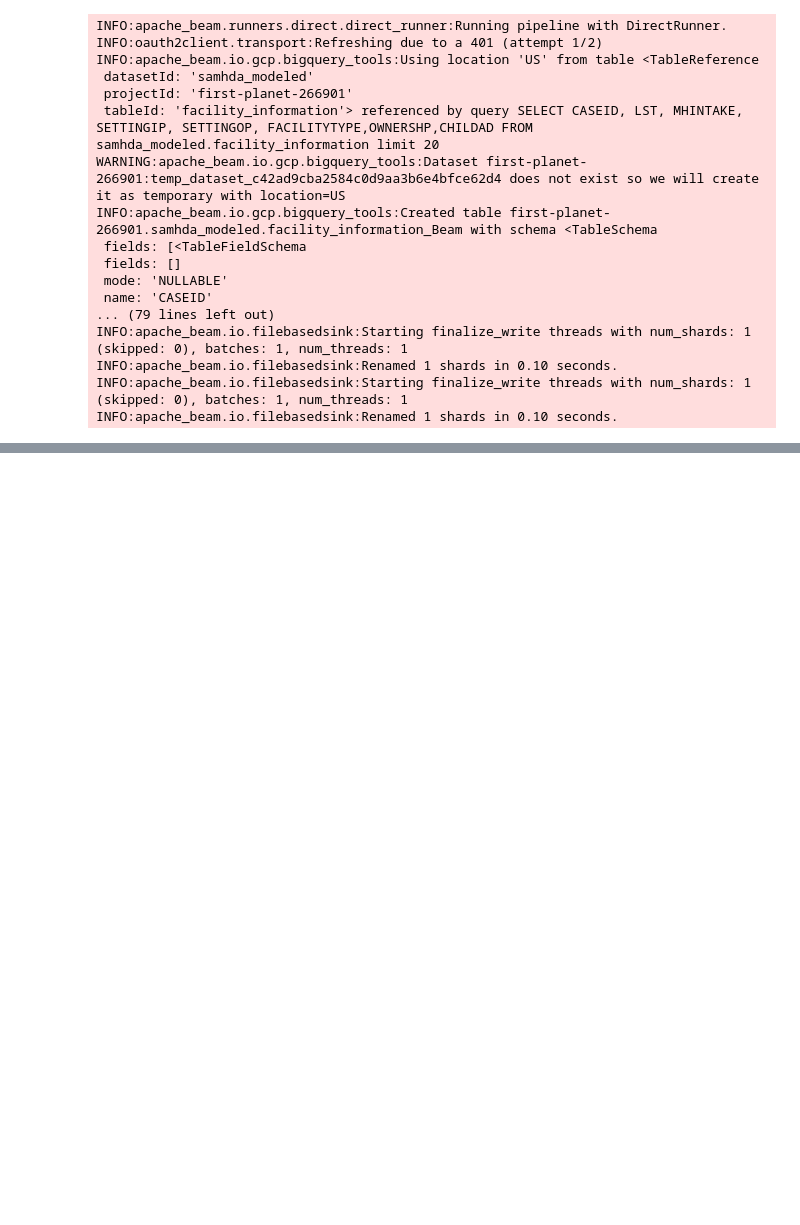
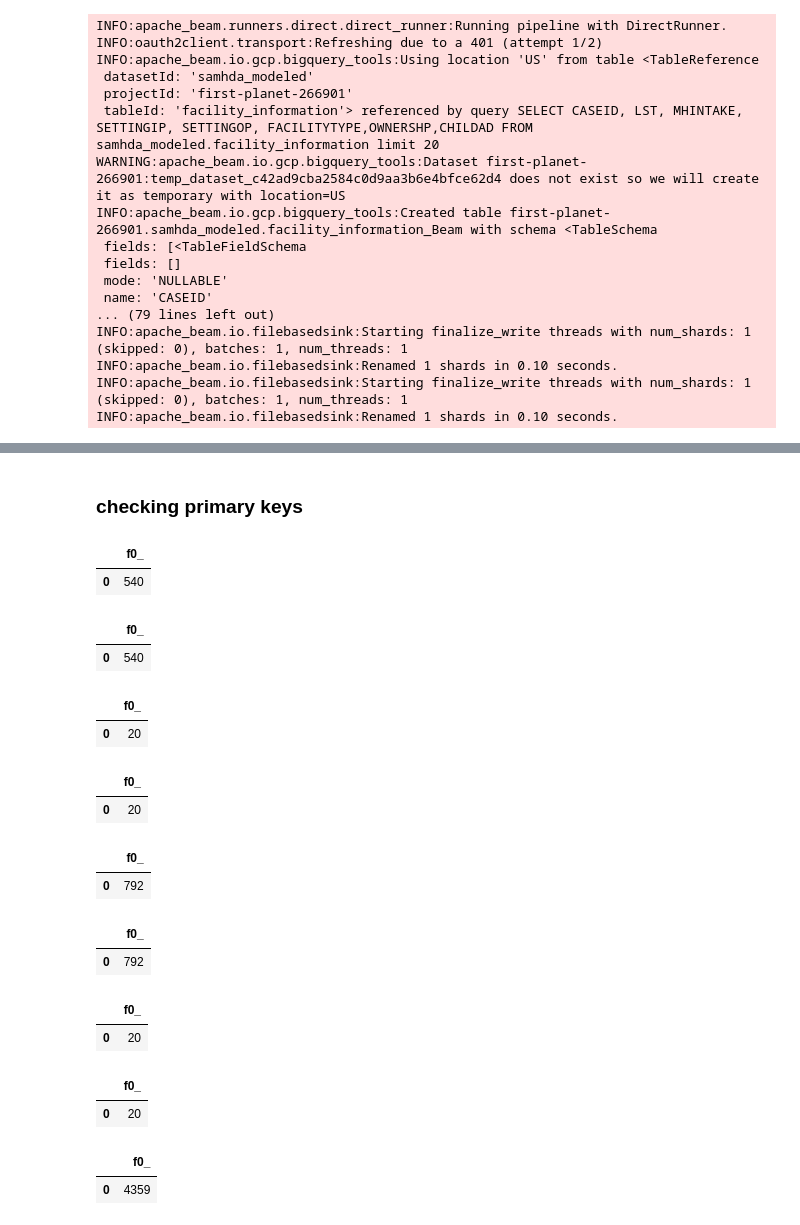
Before and after one commit to cs327e-spring2020/zeba_pathan, a Jupyter notebook: SAMHDA_modeled.ipynb, the cells around one changed output, grey strips where cells are left out. Saved outputs shown, nothing was run; the diff lists cells and outputs as text; code cells hidden in the pictures; blank space fills up the shorter version.

```diff
--- a/SAMHDA_modeled.ipynb
+++ b/SAMHDA_modeled.ipynb
@@ -173,0 +291,56 @@ INFO:apache_beam.io.filebasedsink:Renamed 1 shards in 0.10 seconds.
+# %% [markdown]
+### checking primary keys
+# %%
+%%bigquery
+select count(*) from samhda_modeled.facility_treatment_Beam_DF
+# %% [output]
+|  | f0_ |
+| 0 | 540 |
+# %%
+%%bigquery
+select count(distinct CASEID) from samhda_modeled.facility_treatment_Beam_DF
+# %% [output]
+|  | f0_ |
+| 0 | 540 |
+# %%
+%%bigquery
+select count(*) from samhda_modeled.facility_treatment_Beam
+# %% [output]
+|  | f0_ |
+| 0 | 20 |
+# %%
+%%bigquery
+select count(distinct CASEID) from samhda_modeled.facility_treatment_Beam
+# %% [output]
+|  | f0_ |
+| 0 | 20 |
+# %%
+%%bigquery
+select count(*) from samhda_modeled.facility_services_Beam_DF
+# %% [output]
+|  | f0_ |
+| 0 | 792 |
+# %%
+%%bigquery
+select count(distinct CASEID) from samhda_modeled.facility_services_Beam_DF
+# %% [output]
+|  | f0_ |
+| 0 | 792 |
+# %%
+%%bigquery
+select count(*) from samhda_modeled.facility_services_Beam
+# %% [output]
+|  | f0_ |
+| 0 | 20 |
+# %%
+%%bigquery
+select count(distinct CASEID) from samhda_modeled.facility_services_Beam
+# %% [output]
+|  | f0_ |
+| 0 | 20 |
+# %%
+%%bigquery
+select count(*) from samhda_modeled.facility_information_Beam_DF
+# %% [output]
+|  | f0_ |
+| 0 | 4359 |
```
Also changed, not shown: parts of 10 cells of this notebook, 5 other files.
